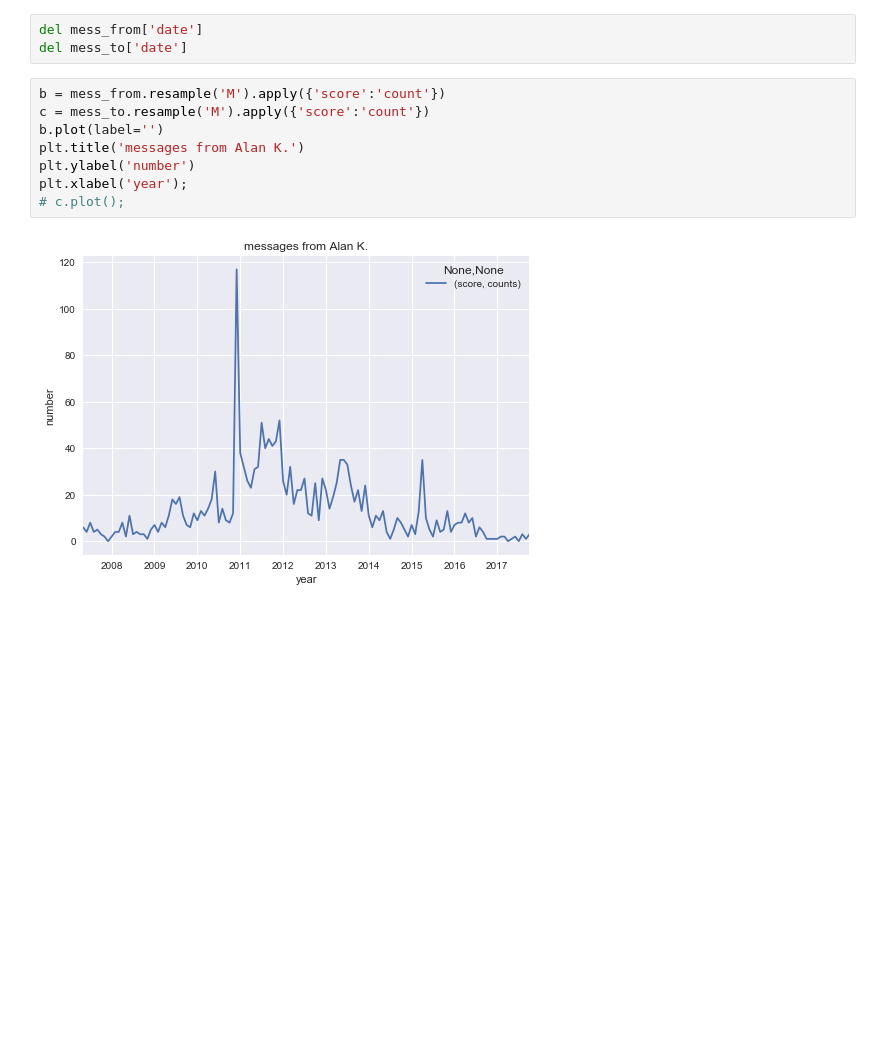
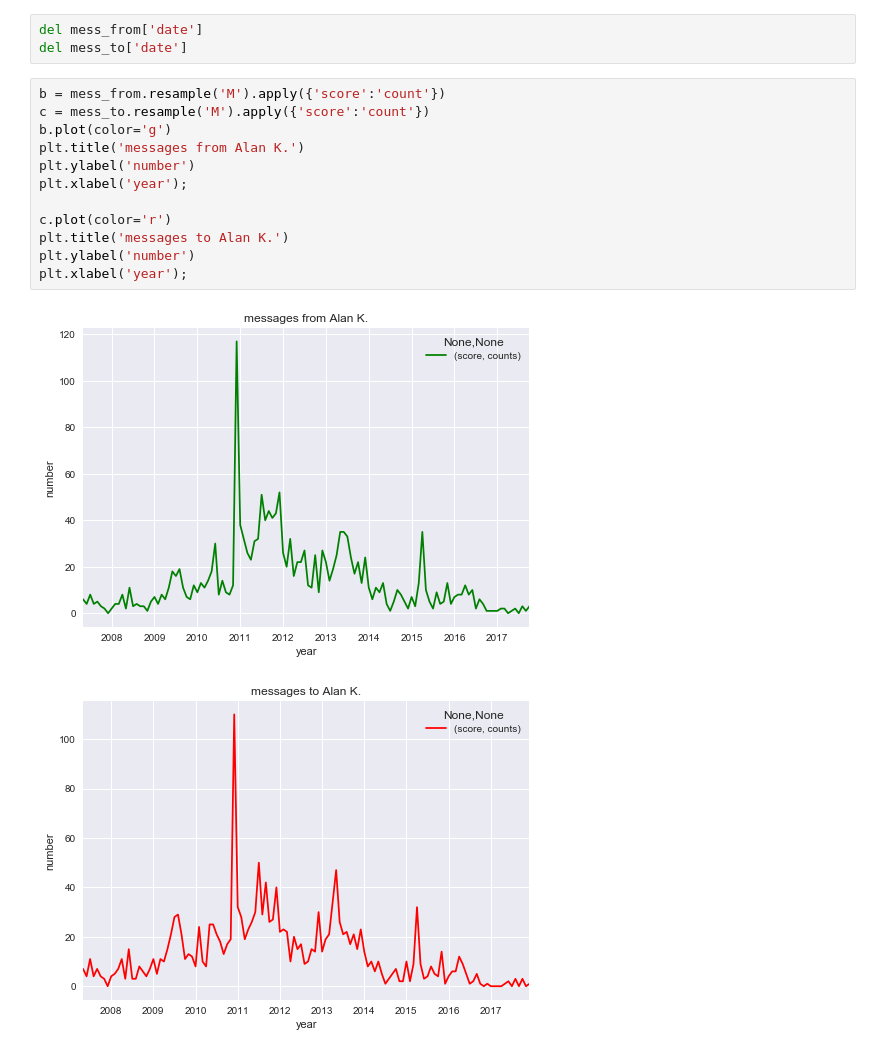
Before and after one commit to jsdiazpo/Gmail_Analysis, a Jupyter notebook: Gmail_Analysis.ipynb, the cells around one changed output. Cells and saved outputs as stored; diff of their text form; blank space fills up the shorter version.

Commit message:
[+] plot: messages to AK

```diff
--- a/Gmail_Analysis.ipynb
+++ b/Gmail_Analysis.ipynb
@@ -378,10 +378,15 @@ del mess_to['date']
 # %%
 b = mess_from.resample('M').apply({'score':'count'})
 c = mess_to.resample('M').apply({'score':'count'})
-b.plot(label='')
+b.plot(color='g')
 plt.title('messages from Alan K.')
 plt.ylabel('number')
 plt.xlabel('year');
-# c.plot();
+
+c.plot(color='r')
+plt.title('messages to Alan K.')
+plt.ylabel('number')
+plt.xlabel('year');
 # %% [output]
-[figure, old version]
+[figure, new version]
+[figure, added]
```
